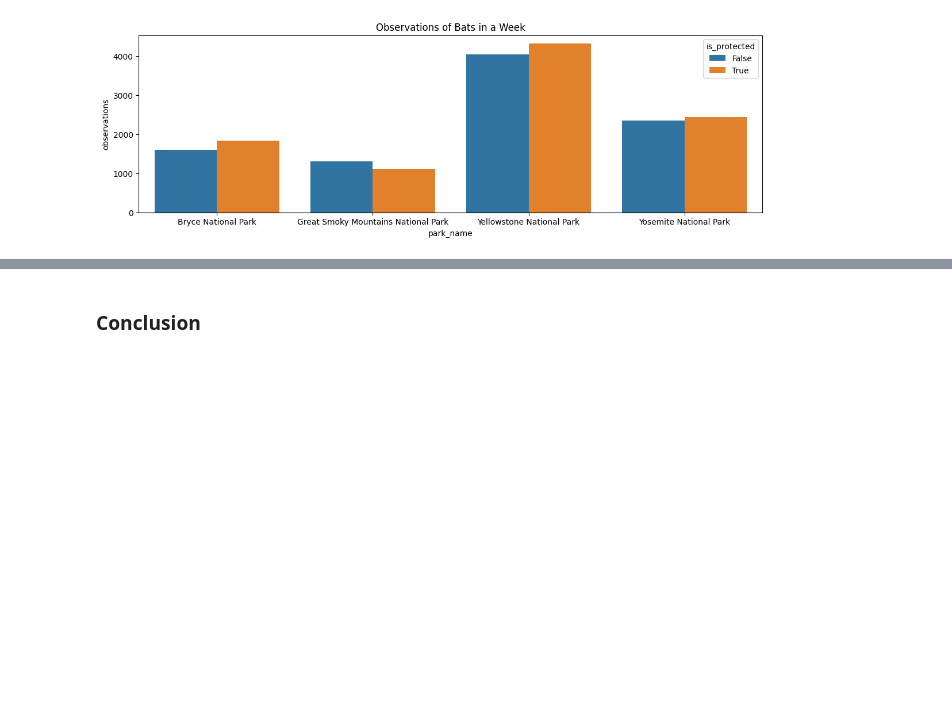
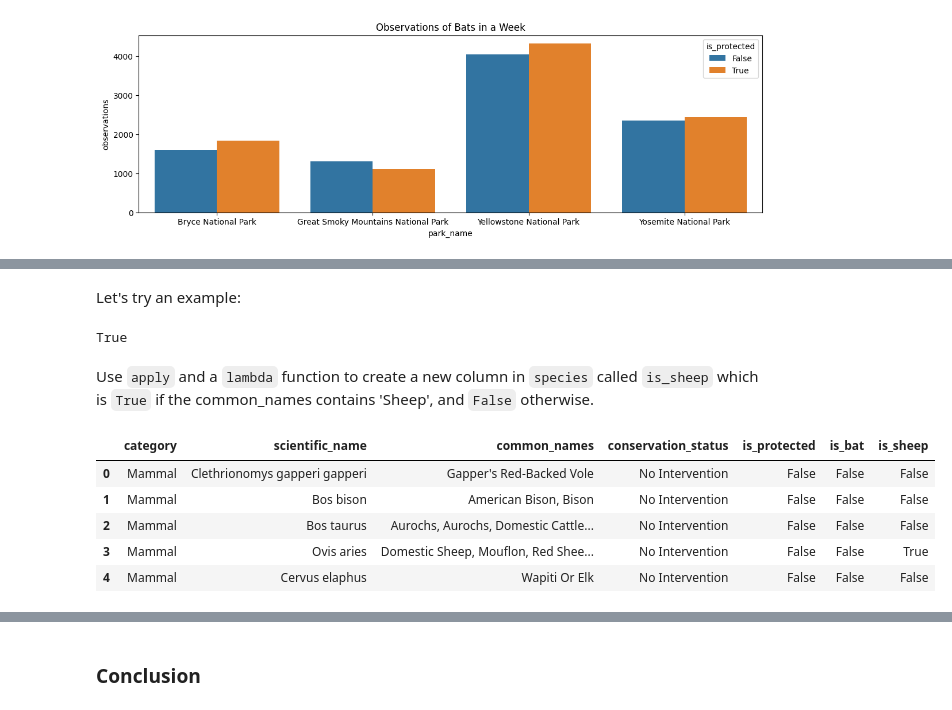
Before and after one commit to Kate-Pol/Biodiversity-in-National-Parks, a Jupyter notebook: biodiversity_.ipynb, the cells around one changed output, grey strips where cells are left out. Drawn from its saved outputs; the diff is of its cells as text; code cells hidden in the pictures; blank space fills up the shorter version.

```diff
--- a/biodiversity_.ipynb
+++ b/biodiversity_.ipynb
@@ -594,0 +599,21 @@ plt.show()
+# %% [markdown]
+Let's try an example:
+# %%
+# does 'Sheep' contains in the string?
+str1 = 'Sheep is in this string'
+'Sheep' in str1
+# %% [output]
+True
+# %% [markdown]
+Use `apply` and a `lambda` function to create a new column in `species` called `is_sheep` which is `True` if the common_names contains 'Sheep', and `False` otherwise.
+# %%
+species['is_sheep'] = species.common_names.apply(lambda x: True if 'Sheep' in x else False)
+
+species.head(5)
+# %% [output]
+|  | category | scientific_name | common_names | conservation_status | is_protected | is_bat | is_sheep |
+| 0 | Mammal | Clethrionomys gapperi gapperi | Gapper's Red-Backed Vole | No Intervention | False | False | False |
+| 1 | Mammal | Bos bison | American Bison, Bison | No Intervention | False | False | False |
+| 2 | Mammal | Bos taurus | Aurochs, Aurochs, Domestic Cattle... | No Intervention | False | False | False |
+| 3 | Mammal | Ovis aries | Domestic Sheep, Mouflon, Red Shee... | No Intervention | False | False | True |
+| 4 | Mammal | Cervus elaphus | Wapiti Or Elk | No Intervention | False | False | False |
```
Also changed, not shown: parts of 3 cells of this notebook.
